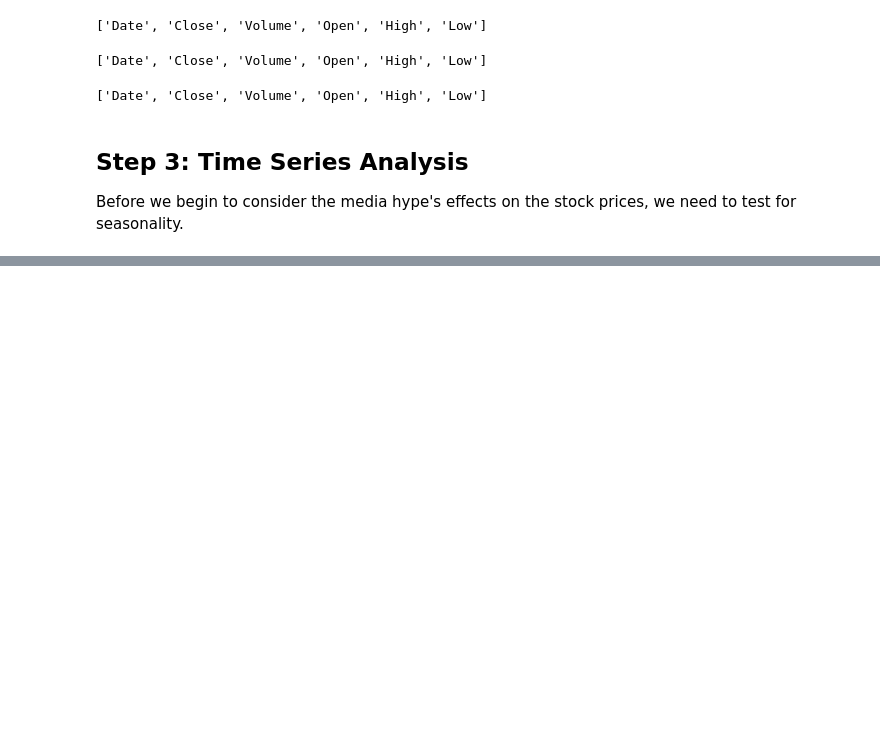
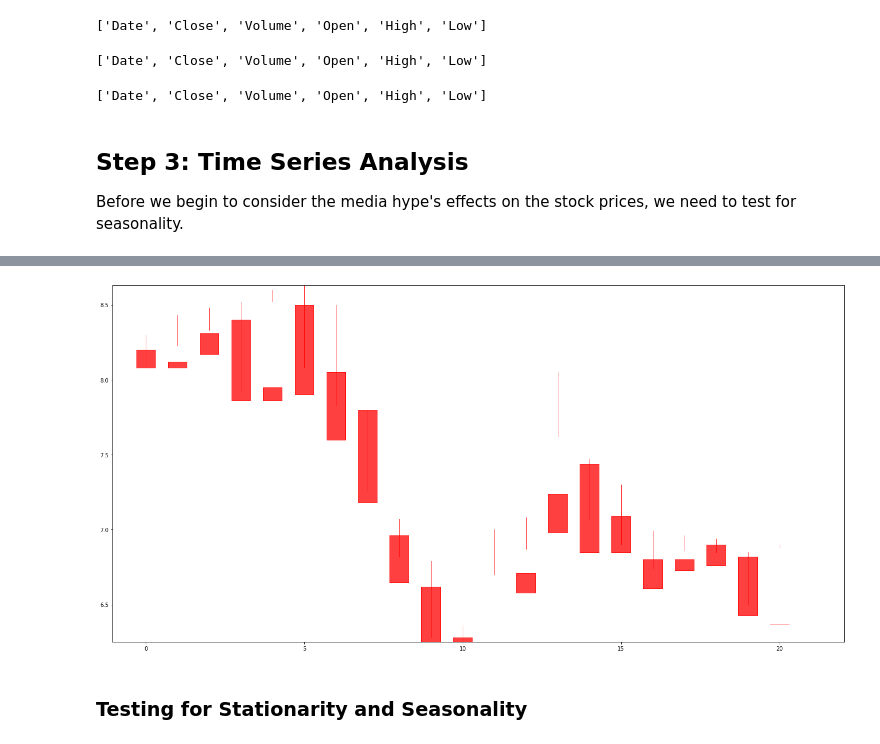
Before and after one commit to samcches/cannabis-media-hype, a Jupyter notebook: Cannabis-Stocks-Media-Hype.ipynb, the cells around one changed output, grey strips where cells are left out. Saved outputs shown, nothing was run; the diff lists cells and outputs as text; code cells hidden in the pictures; blank space fills up the shorter version.

```diff
--- a/Cannabis-Stocks-Media-Hype.ipynb
+++ b/Cannabis-Stocks-Media-Hype.ipynb
@@ -304,0 +319,16 @@ TypeError: 'NoneType' object is not subscriptable
+# %%
+fig4, ax4 = plt.subplots(figsize=(24, 12))
+csticks4 = candlestick2_ohlc(ax4,
+                            cron_ts['Open'].values,
+                            cron_ts['Close'].values,
+                            cron_ts['High'].values,
+                            cron_ts['Low'].values,
+                            width = 0.6,
+                            colorup = 'g',
+                            colordown = 'r')
+
+plt.show()
+# %% [output]
+[figure, added]
+# %% [markdown]
+### Testing for Stationarity and Seasonality
```
Also changed, not shown: parts of 32 cells of this notebook.
